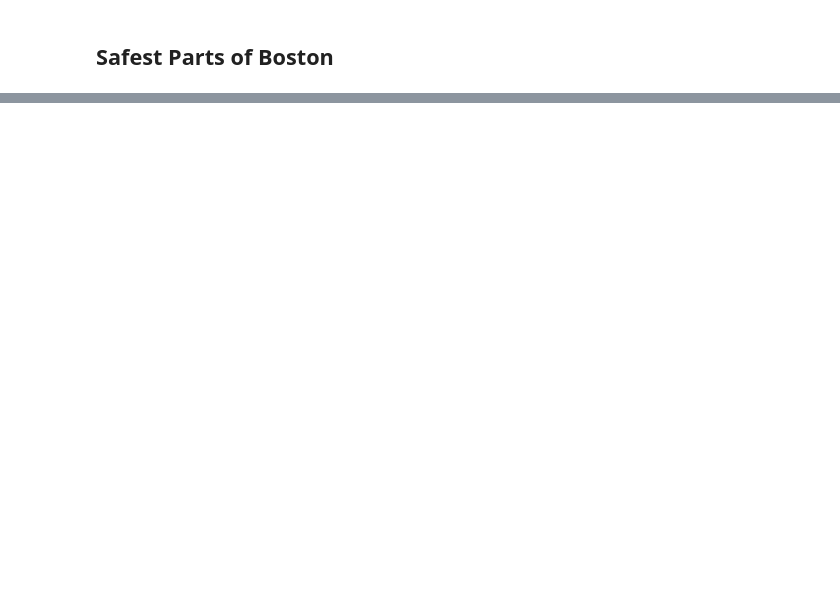
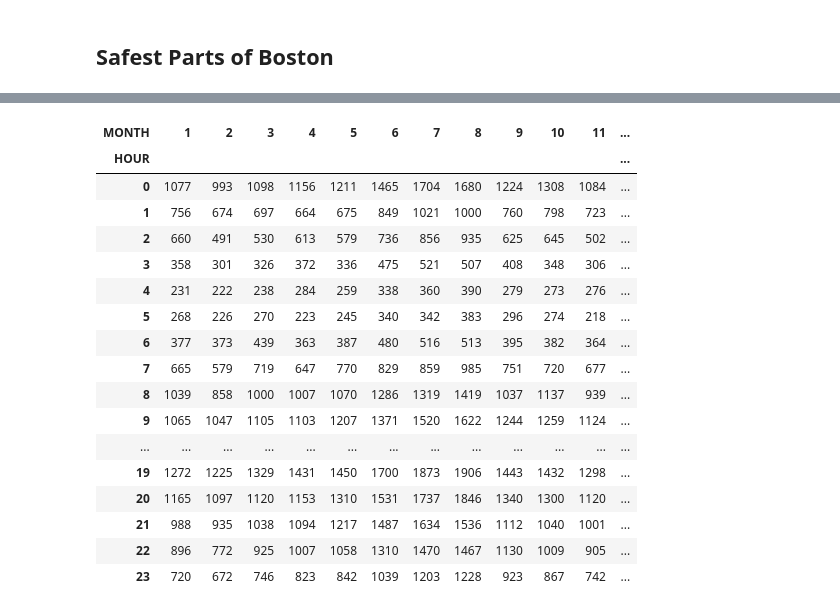
Before and after one commit to izzygren22/DataScience2021F, a Jupyter notebook: Unit3/BostonCrime/Project3.ipynb, the cells around one changed output, grey strips where cells are left out. Saved outputs shown, nothing was run; the diff lists cells and outputs as text; code cells hidden in the pictures; blank space fills up the shorter version.

```diff
--- a/Unit3/BostonCrime/Project3.ipynb
+++ b/Unit3/BostonCrime/Project3.ipynb
@@ -116,0 +134,22 @@ Text(0.5, 0, 'District')
+# %%
+crime_time_2 = crime_time.reset_index().pivot(columns='MONTH',index='HOUR',values='NUM')
+crime_time_2
+# %% [output]
+| MONTH | 1 | 2 | 3 | 4 | 5 | 6 | 7 | 8 | 9 | 10 | 11 | ... |
+| HOUR |  |  |  |  |  |  |  |  |  |  |  | ... |
+| 0 | 1077 | 993 | 1098 | 1156 | 1211 | 1465 | 1704 | 1680 | 1224 | 1308 | 1084 | ... |
+| 1 | 756 | 674 | 697 | 664 | 675 | 849 | 1021 | 1000 | 760 | 798 | 723 | ... |
+| 2 | 660 | 491 | 530 | 613 | 579 | 736 | 856 | 935 | 625 | 645 | 502 | ... |
+| 3 | 358 | 301 | 326 | 372 | 336 | 475 | 521 | 507 | 408 | 348 | 306 | ... |
+| 4 | 231 | 222 | 238 | 284 | 259 | 338 | 360 | 390 | 279 | 273 | 276 | ... |
+| 5 | 268 | 226 | 270 | 223 | 245 | 340 | 342 | 383 | 296 | 274 | 218 | ... |
+| 6 | 377 | 373 | 439 | 363 | 387 | 480 | 516 | 513 | 395 | 382 | 364 | ... |
+| 7 | 665 | 579 | 719 | 647 | 770 | 829 | 859 | 985 | 751 | 720 | 677 | ... |
+| 8 | 1039 | 858 | 1000 | 1007 | 1070 | 1286 | 1319 | 1419 | 1037 | 1137 | 939 | ... |
+| 9 | 1065 | 1047 | 1105 | 1103 | 1207 | 1371 | 1520 | 1622 | 1244 | 1259 | 1124 | ... |
+| ... | ... | ... | ... | ... | ... | ... | ... | ... | ... | ... | ... | ... |
+| 19 | 1272 | 1225 | 1329 | 1431 | 1450 | 1700 | 1873 | 1906 | 1443 | 1432 | 1298 | ... |
+| 20 | 1165 | 1097 | 1120 | 1153 | 1310 | 1531 | 1737 | 1846 | 1340 | 1300 | 1120 | ... |
+| 21 | 988 | 935 | 1038 | 1094 | 1217 | 1487 | 1634 | 1536 | 1112 | 1040 | 1001 | ... |
+| 22 | 896 | 772 | 925 | 1007 | 1058 | 1310 | 1470 | 1467 | 1130 | 1009 | 905 | ... |
+| 23 | 720 | 672 | 746 | 823 | 842 | 1039 | 1203 | 1228 | 923 | 867 | 742 | ... |
```
Also changed, not shown: parts of 12 cells of this notebook.
